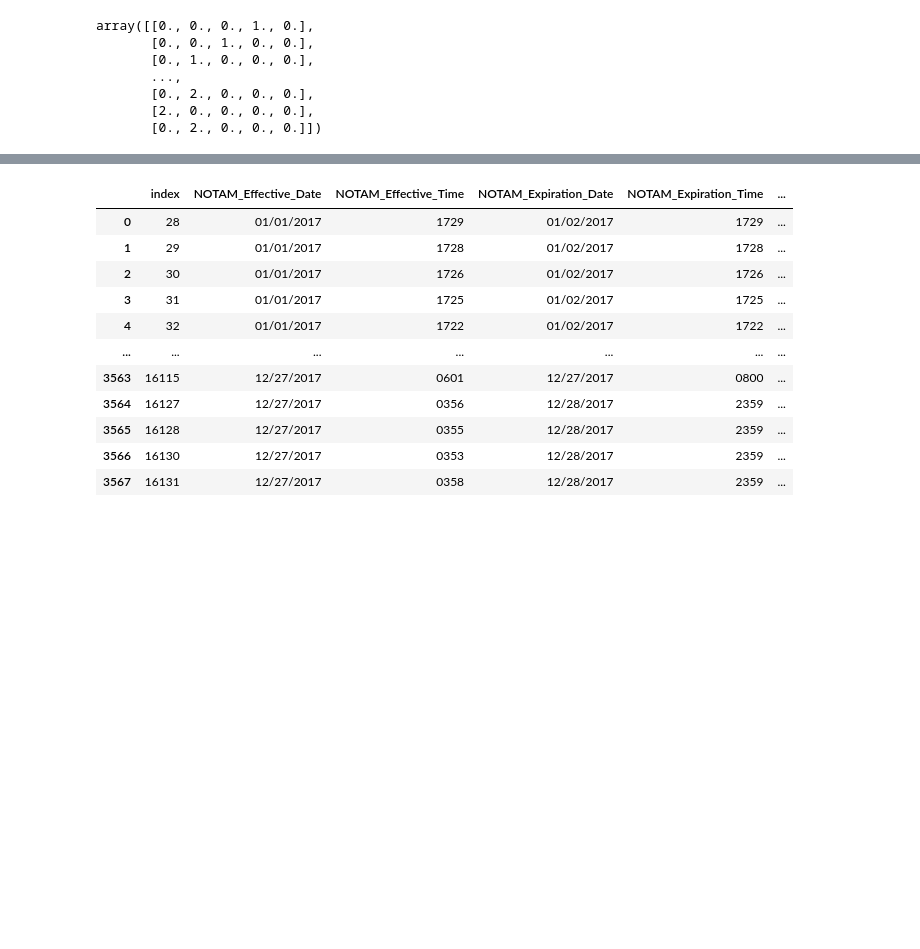
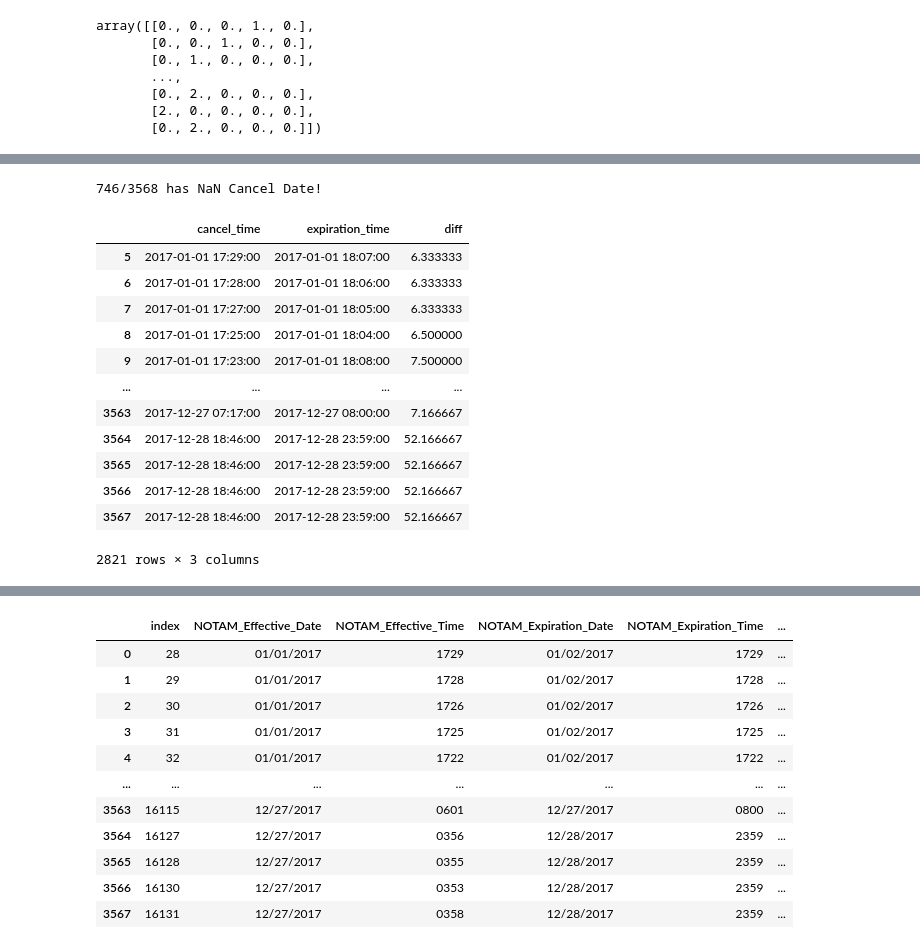
Before and after one commit to chrigHub/PertubationThesis, a Jupyter notebook: main/preparation/06_notam_prep.ipynb, the cells around one changed output, grey strips where cells are left out. Cells and saved outputs as stored; diff of their text form; code cells hidden in the pictures; blank space fills up the shorter version.

```diff
--- a/main/preparation/06_notam_prep.ipynb
+++ b/main/preparation/06_notam_prep.ipynb
@@ -290,0 +461,32 @@ filtered_df = filtered_df.join(df)
+# %%
+print(f"{filtered_df['Cancel Date (UTC)'].isna().sum()}/{len(filtered_df)} has NaN Cancel Date!")
+# %% [output]
+746/3568 has NaN Cancel Date!
+# %%
+date_compare_df = filtered_df[~filtered_df["Cancel Date (UTC)"].isna()].copy()
+date_compare_df = date_compare_df.drop(index = date_compare_df[date_compare_df["Cancel Date (UTC)"] == " "].index)
+date_compare_df['cancel_time'] = date_compare_df["Cancel Date (UTC)"]
+date_compare_df['expiration_time'] = date_compare_df["NOTAM_Expiration_Date"] + " " + date_compare_df["NOTAM_Expiration_Time"]
+date_compare_df['cancel_time'] = pd.to_datetime(date_compare_df["cancel_time"], format='%m/%d/%Y %H%M')
+# Some expiration entries include "EST" which need to be cut with the following.
+date_compare_df.loc[date_compare_df['expiration_time'].apply(len) != 15, 'expiration_time'] = \
+    date_compare_df.loc[date_compare_df['expiration_time'].apply(len) != 15, 'expiration_time'].str[:-3]
+date_compare_df['expiration_time'] = pd.to_datetime(date_compare_df["expiration_time"], format='%m/%d/%Y %H%M')
+date_compare_df
+date_compare_df = date_compare_df[["cancel_time","expiration_time"]]
+date_compare_df["diff"] = (date_compare_df["expiration_time"] - date_compare_df["cancel_time"]).dt.seconds / 360
+date_compare_df
+# %% [output]
+|  | cancel_time | expiration_time | diff |
+| 5 | 2017-01-01 17:29:00 | 2017-01-01 18:07:00 | 6.333333 |
+| 6 | 2017-01-01 17:28:00 | 2017-01-01 18:06:00 | 6.333333 |
+| 7 | 2017-01-01 17:27:00 | 2017-01-01 18:05:00 | 6.333333 |
+| 8 | 2017-01-01 17:25:00 | 2017-01-01 18:04:00 | 6.500000 |
+| 9 | 2017-01-01 17:23:00 | 2017-01-01 18:08:00 | 7.500000 |
+| ... | ... | ... | ... |
+| 3563 | 2017-12-27 07:17:00 | 2017-12-27 08:00:00 | 7.166667 |
+| 3564 | 2017-12-28 18:46:00 | 2017-12-28 23:59:00 | 52.166667 |
+| 3565 | 2017-12-28 18:46:00 | 2017-12-28 23:59:00 | 52.166667 |
+| 3566 | 2017-12-28 18:46:00 | 2017-12-28 23:59:00 | 52.166667 |
+| 3567 | 2017-12-28 18:46:00 | 2017-12-28 23:59:00 | 52.166667 |
+2821 rows × 3 columns
```
Also changed, not shown: parts of 27 cells of this notebook, 1 other file.
